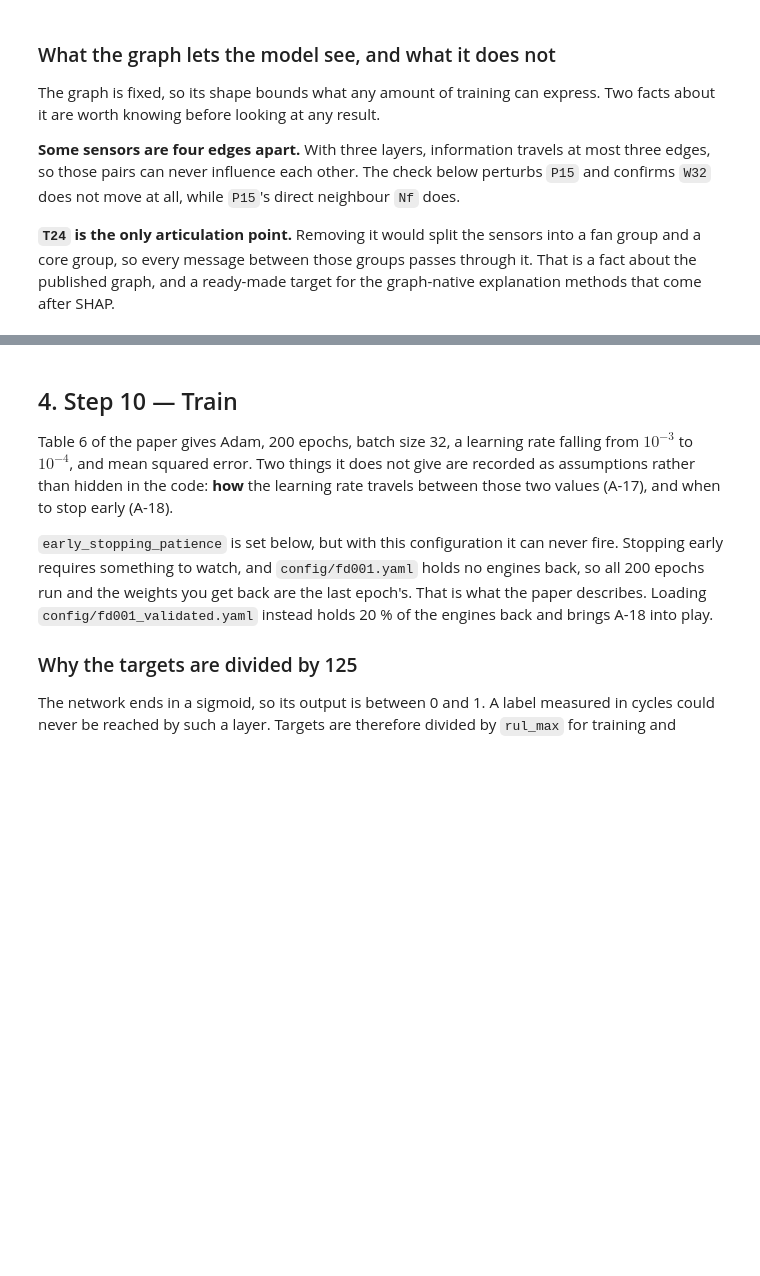
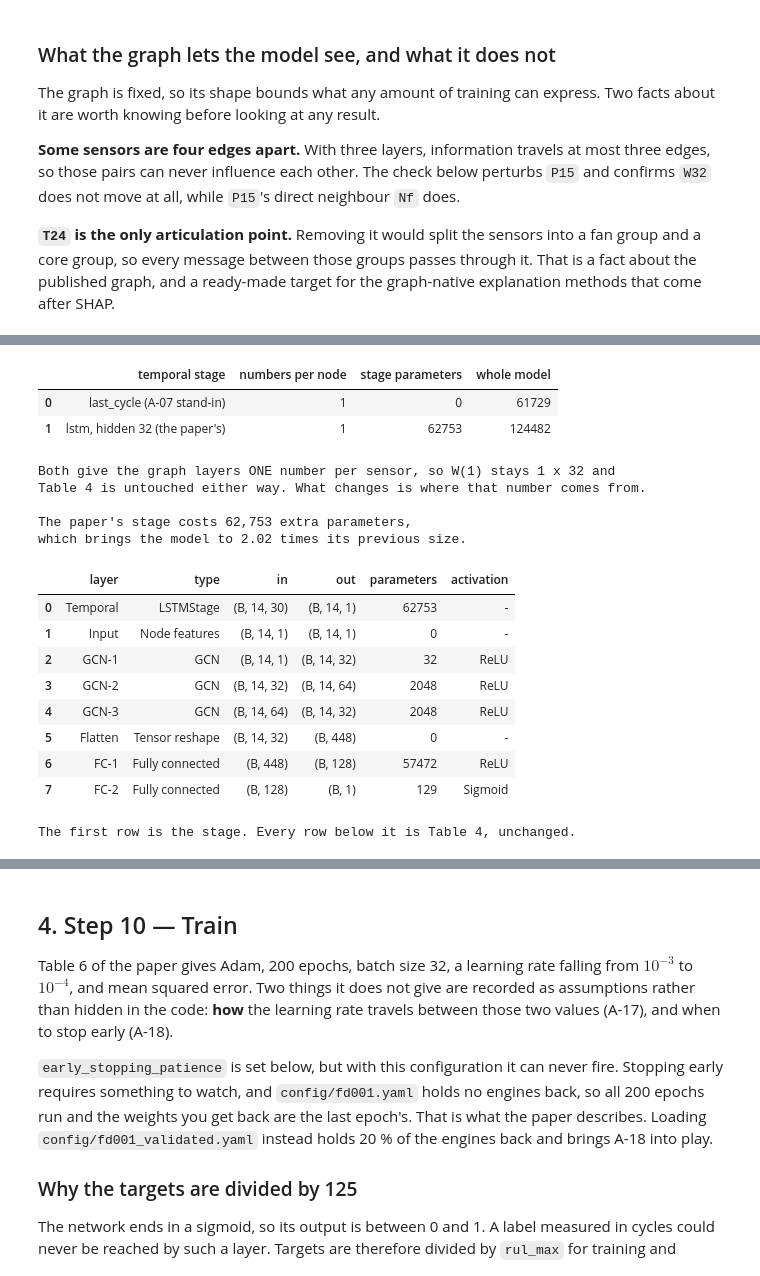
Before and after one commit to AminDaryan/Thesis-GNN-RUL-XAI, a Jupyter notebook: notebooks/02_model_fd001.ipynb, the cells around one changed output, grey strips where cells are left out. Cells and saved outputs as stored; diff of their text form; code cells hidden in the pictures; blank space fills up the shorter version.

```diff
--- a/notebooks/02_model_fd001.ipynb
+++ b/notebooks/02_model_fd001.ipynb
@@ -212,0 +264,37 @@ OK  Message passing follows the sensor graph and nothing else.
+# %%
+# The same graph, the same everything else, two different temporal stages.
+stand_in = ESTGNN(prepared.adjacency_normalized,
+                  temporal=LastCycle(config.window_size),
+                  rul_max=config.rul_max)
+paper_stage = ESTGNN(prepared.adjacency_normalized,
+                     temporal=LSTMStage(window_size=config.window_size,
+                                        n_nodes=14, hidden_size=32),
+                     rul_max=config.rul_max)
+
+rows = []
+for name, built in (("last_cycle (A-07 stand-in)", stand_in),
+                    ("lstm, hidden 32 (the paper's)", paper_stage)):
+    stage_size = sum(p.numel() for p in built.temporal.parameters())
+    rows.append({
+        "temporal stage": name,
+        "numbers per node": built.in_features,
+        "stage parameters": stage_size,
+        "whole model": built.count_parameters(),
+    })
+display(pd.DataFrame(rows))
+
+print("Both give the graph layers ONE number per sensor, so W(1) stays "
+      "1 x 32 and")
+print("Table 4 is untouched either way. What changes is where that number "
+      "comes from.")
+print()
+print(f"The paper's stage costs "
+      f"{paper_stage.count_parameters() - stand_in.count_parameters():,} extra "
+      f"parameters,")
+print(f"which brings the model to "
+      f"{paper_stage.count_parameters() / stand_in.count_parameters():.2f} "
+      f"times its previous size.")
+
+display(pd.DataFrame(paper_stage.layer_summary()))
+print("The first row is the stage. Every row below it is Table 4, unchanged.")
+# %% [output]
@@ -212,0 +304,18 @@ OK  Message passing follows the sensor graph and nothing else.
+|  | temporal stage | numbers per node | stage parameters | whole model |
+| 0 | last_cycle (A-07 stand-in) | 1 | 0 | 61729 |
+| 1 | lstm, hidden 32 (the paper's) | 1 | 62753 | 124482 |
+Both give the graph layers ONE number per sensor, so W(1) stays 1 x 32 and
+Table 4 is untouched either way. What changes is where that number comes from.
+
+The paper's stage costs 62,753 extra parameters,
+which brings the model to 2.02 times its previous size.
+|  | layer | type | in | out | parameters | activation |
+| 0 | Temporal | LSTMStage | (B, 14, 30) | (B, 14, 1) | 62753 | - |
+| 1 | Input | Node features | (B, 14, 1) | (B, 14, 1) | 0 | - |
+| 2 | GCN-1 | GCN | (B, 14, 1) | (B, 14, 32) | 32 | ReLU |
+| 3 | GCN-2 | GCN | (B, 14, 32) | (B, 14, 64) | 2048 | ReLU |
+| 4 | GCN-3 | GCN | (B, 14, 64) | (B, 14, 32) | 2048 | ReLU |
+| 5 | Flatten | Tensor reshape | (B, 14, 32) | (B, 448) | 0 | - |
+| 6 | FC-1 | Fully connected | (B, 448) | (B, 128) | 57472 | ReLU |
+| 7 | FC-2 | Fully connected | (B, 128) | (B, 1) | 129 | Sigmoid |
+The first row is the stage. Every row below it is Table 4, unchanged.
```
Also changed, not shown: parts of 16 cells of this notebook, 1 other file.
